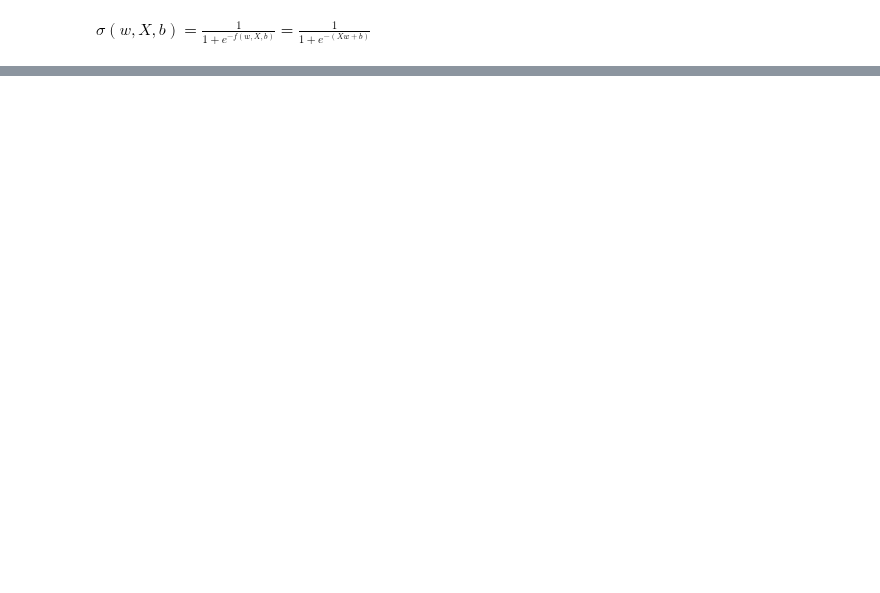
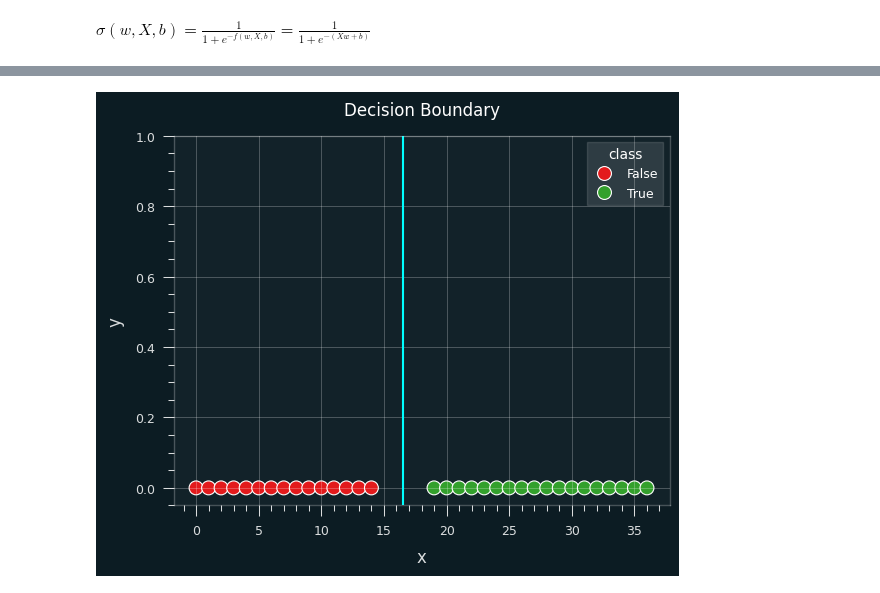
Before and after one commit to RohitMugalya/Learner-s-Garden, a Jupyter notebook: practice notebooks/linear vs logistic binary classification.ipynb, the cells around one changed output, grey strips where cells are left out. Cells and saved outputs as stored; diff of their text form; code cells hidden in the pictures; blank space fills up the shorter version.

Commit message:
learned desicion boundary in binary classification

```diff
--- a/practice notebooks/linear vs logistic binary classification.ipynb
+++ b/practice notebooks/linear vs logistic binary classification.ipynb
@@ -16,10 +18,13 @@ def sigmoid(w, X, b):
     z = f(w, X, b)
     return 1 / (1 + np.exp(-z))
 
-def line_equation(model, X, df):
-    y = model.predict(X)
-    plt.scatter(df.iloc[:, 0], df.iloc[:, 1])
-    plt.plot(X, y)
+def line_equation(model, X, df, features, target, class_="class"):
+    w = model.coef_[0]
+    b = model.intercept_
+    y = f(w, X, b)
+    sns.scatterplot(x=df[features[0]], y=df[target], hue=df[class_], s=100)
+    # plt.plot(X, y, color="cyan")
+    plt.plot(np.ones_like(y) * (-b / w), y, color="cyan")
 
 def sigmoid_equation(model, X, df):
     y = model.predict_proba(X)[:, 1]
@@ -46,11 +70,14 @@ df = pd.DataFrame({"age": age, "adult": adult})
 # %%
 features = ["age"]
-target = "adult"
+linear_target = "y"
+logistic_target = "class"
 
-X, y = df[features], df[target]
+X = df[features]
+linear_y = df[logistic_target]
+logistic_y = df[logistic_target]
 
 linear = LinearRegression()
 logistic = LogisticRegression()
 
-linear.fit(X, y)
-logistic.fit(X, y);
+linear.fit(X, linear_y)
+logistic.fit(X, logistic_y);
@@ -103,0 +106,7 @@ get_misclassified_examples(df, y, linear_y_pred)
+# %%
+plt.ylim(-0.05, 1)
+plt.xlabel("x")
+plt.title("Decision Boundary")
+line_equation(logistic, X, df, features, linear_target)
+# %% [output]
+[figure, added]
```
Also changed, not shown: parts of 14 cells of this notebook.
